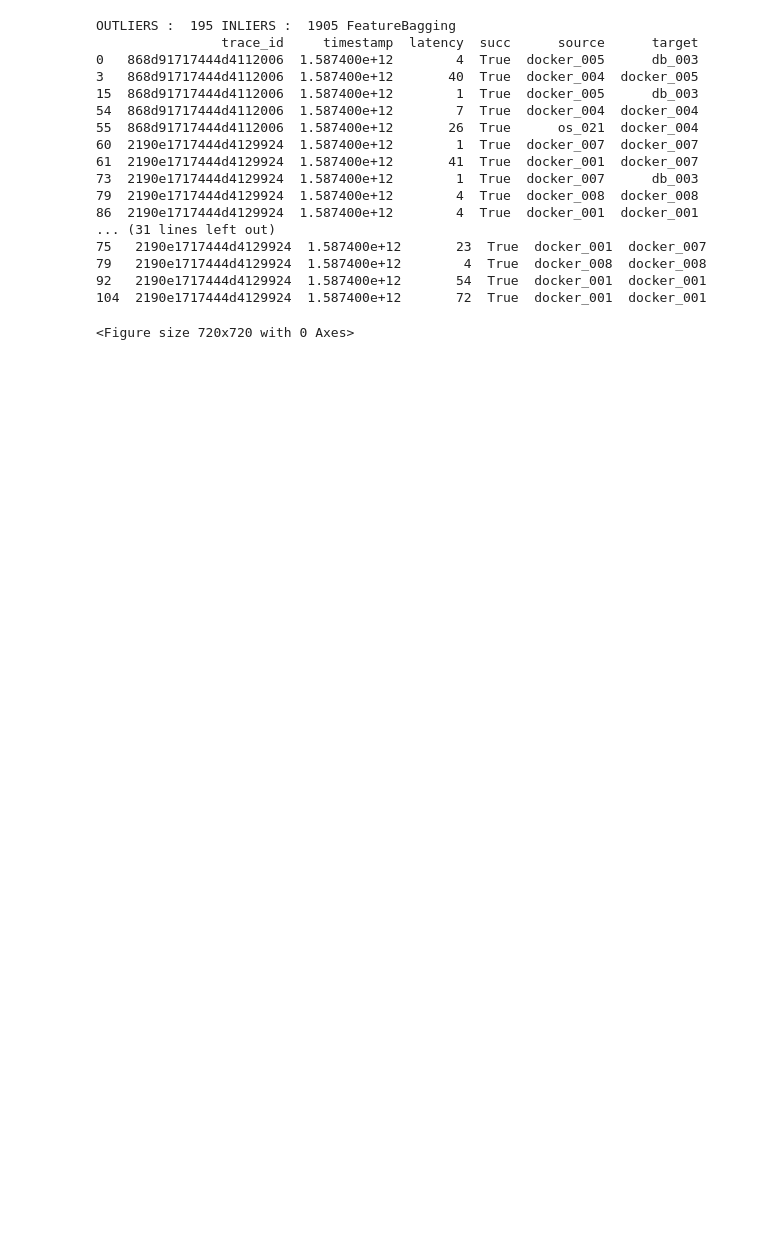
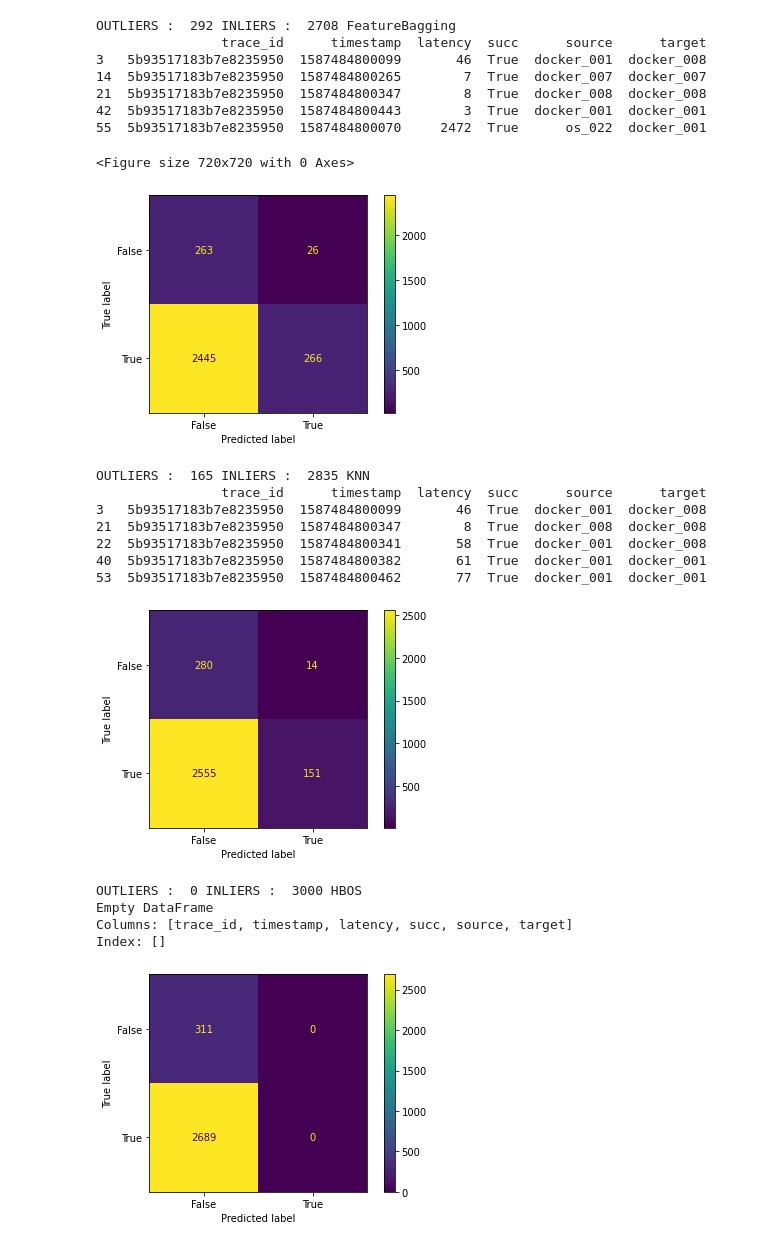
Before and after one commit to laurianalandim/anomalydetetion, a Jupyter notebook: detector.ipynb, the cells around one changed output. Saved outputs shown, nothing was run; the diff lists cells and outputs as text; code cells hidden in the pictures; blank space fills up the shorter version.

Commit message:
implimentation confusion matrix

```diff
--- a/detector.ipynb
+++ b/detector.ipynb
@@ -18,5 +18,5 @@ from pyod.models.iforest import IForest
 from pyod.models.feature_bagging import FeatureBagging
 # %%
 # reading the dataset
-df = pd.read_csv("public/data_source/rca.csv")
-actualData = pd.read_csv("public/data_source/ret_info.csv")
+df = pd.read_csv("public/data_source/rca_2020_04_22.csv")
+actualDataframe = pd.read_csv("public/data_source/ret_info.csv")
@@ -32,3 +34,7 @@ def getConfusionMatrix(actual, predicted):
+# %%
+def getConfusionMatrix(actual, predicted):
+
+    return
 # %%
 le = preprocessing.LabelEncoder()
 le.fit(df['source'])
@@ -73,59 +79,64 @@ for i, (clf_name, clf) in enumerate(classifiers.items()):
         if y_pred[index] == 1:
             outliers.append(index)
 
-    # print(outliers)
+    outliersList = df.iloc[outliers, :]
+    print(outliersList.head(5))
+    #print(y_pred)
 
-    outliersList = df.iloc[outliers, :]
-    print(outliersList.head(10))
-
-    #getConfusionMatrix(y_pred)
+    actual = np.random.binomial(1,.9,size = y_pred.size)
+    #actual = generateActual(actualDataframe)
+    getConfusionMatrix(actual, y_pred)
 
     #pd.DataFrame(outliersList).to_csv("public/results/"+clf_name+"_preresult.csv")
 
 
 
     # threshold value to consider a datapoint inlier or outlier - the probability that the prediction is true
 #    threshold = stats.scoreatpercentile(scores_pred, 100 * outliers_fraction)
 
     # decision function calculates the raw anomaly score for every point
 #    Z = clf.decision_function(np.c_[xx.ravel(), yy.ravel()]) * -1
 #    Z = Z.reshape(xx.shape)
 
     # plot outliers and contour
 #    subplot = plt .subplot(2, 2, i + 1)
 #    subplot.contour(xx, yy, Z, levels=np.linspace(Z.min(), threshold, 15))
 #    subplot.contour(xx, yy, Z, levels=[threshold], linewidths=2, colors='red')
 
     # fill orange contour lines where range of anomaly score is from threshold to maximum anomaly score
 #    subplot.contour(xx, yy, Z, levels=[threshold, Z.max()], colors='blue')
 
     # scatter plot of inliers with white dots
 #    subplot.scatter(X[:-n_outliers, 0], X[:-n_outliers, 1],c='white', s=12, edgecolor='g')
     # scatter plot of outliers with black dots
 #    subplot.scatter(X[:-n_outliers, 0], X[:-n_outliers, 1],c='black', s=12, edgecolor='g')
 #    subplot.axis('tight')
 
 #    subplot.set_title(clf_name)
 #    subplot.set_xlim((-15, 15))
 #    subplot.set_ylim((-15, 15))
 
 #plt.show()
 # %% [output]
-OUTLIERS :  195 INLIERS :  1905 FeatureBagging
-                trace_id     timestamp  latency  succ      source      target
-0   868d91717444d4112006  1.587400e+12        4  True  docker_005      db_003
-3   868d91717444d4112006  1.587400e+12       40  True  docker_004  docker_005
-15  868d91717444d4112006  1.587400e+12        1  True  docker_005      db_003
-54  868d91717444d4112006  1.587400e+12        7  True  docker_004  docker_004
-55  868d91717444d4112006  1.587400e+12       26  True      os_021  docker_004
-60  2190e1717444d4129924  1.587400e+12        1  True  docker_007  docker_007
-61  2190e1717444d4129924  1.587400e+12       41  True  docker_001  docker_007
-73  2190e1717444d4129924  1.587400e+12        1  True  docker_007      db_003
-79  2190e1717444d4129924  1.587400e+12        4  True  docker_008  docker_008
-86  2190e1717444d4129924  1.587400e+12        4  True  docker_001  docker_001
-... (31 lines left out)
-75   2190e1717444d4129924  1.587400e+12       23  True  docker_001  docker_007
-79   2190e1717444d4129924  1.587400e+12        4  True  docker_008  docker_008
-92   2190e1717444d4129924  1.587400e+12       54  True  docker_001  docker_001
-104  2190e1717444d4129924  1.587400e+12       72  True  docker_001  docker_001
+OUTLIERS :  292 INLIERS :  2708 FeatureBagging
+                trace_id      timestamp  latency  succ      source      target
+3   5b93517183b7e8235950  1587484800099       46  True  docker_001  docker_008
+14  5b93517183b7e8235950  1587484800265        7  True  docker_007  docker_007
+21  5b93517183b7e8235950  1587484800347        8  True  docker_008  docker_008
+42  5b93517183b7e8235950  1587484800443        3  True  docker_001  docker_001
+55  5b93517183b7e8235950  1587484800070     2472  True      os_022  docker_001
 <Figure size 720x720 with 0 Axes>
+[figure, added]
+OUTLIERS :  165 INLIERS :  2835 KNN
+                trace_id      timestamp  latency  succ      source      target
+3   5b93517183b7e8235950  1587484800099       46  True  docker_001  docker_008
+21  5b93517183b7e8235950  1587484800347        8  True  docker_008  docker_008
+22  5b93517183b7e8235950  1587484800341       58  True  docker_001  docker_008
+40  5b93517183b7e8235950  1587484800382       61  True  docker_001  docker_001
+53  5b93517183b7e8235950  1587484800462       77  True  docker_001  docker_001
+[figure, added]
+OUTLIERS :  0 INLIERS :  3000 HBOS
+Empty DataFrame
+Columns: [trace_id, timestamp, latency, succ, source, target]
+Index: []
+[figure, added]
```
Also changed, not shown: parts of 5 cells of this notebook, 1 other file.
